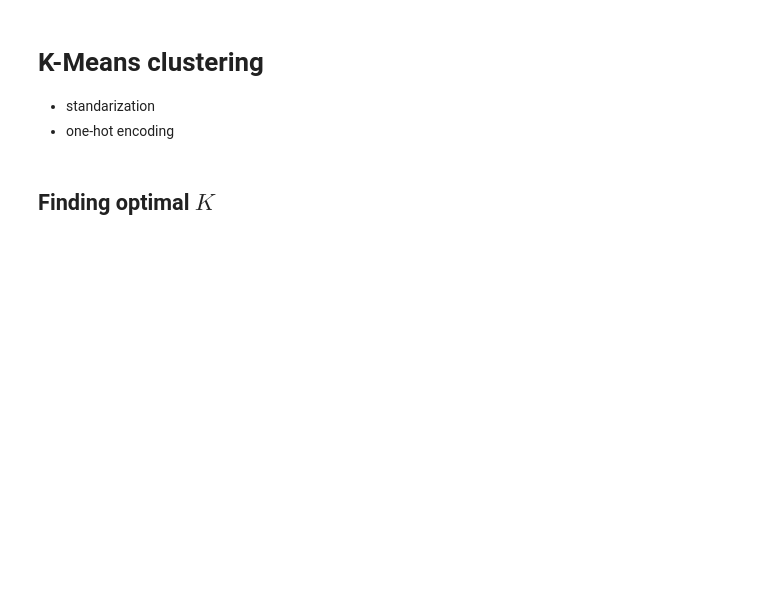
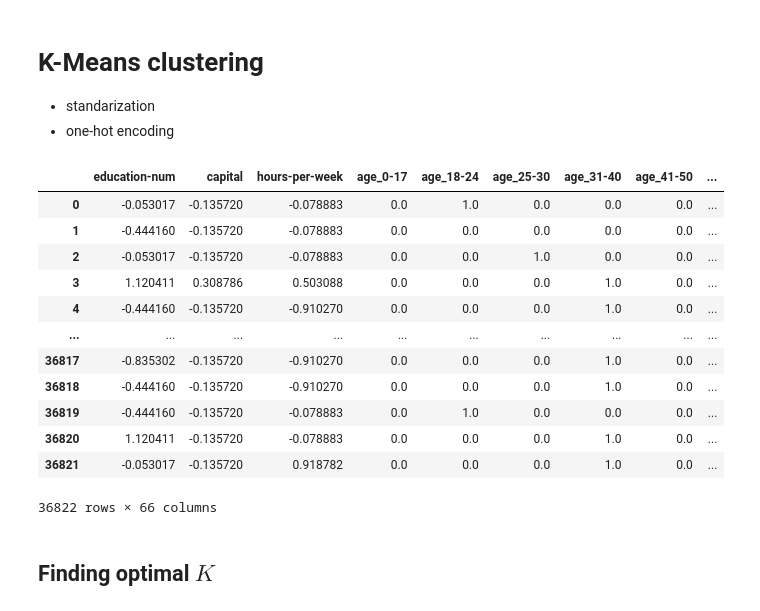
Before and after one commit to Staszek15/Data-Mining-Project, a Jupyter notebook: clustering/clustering1.ipynb, the cells around one changed output. Saved outputs shown, nothing was run; the diff lists cells and outputs as text; code cells hidden in the pictures; blank space fills up the shorter version.

```diff
--- a/clustering/clustering1.ipynb
+++ b/clustering/clustering1.ipynb
@@ -50,0 +55,16 @@ test_ohs.to_csv(Path('..','adults_data','adults_ohs_test'), index=False)
+# %%
+train_ohs
+# %% [output]
+|  | education-num | capital | hours-per-week | age_0-17 | age_18-24 | age_25-30 | age_31-40 | age_41-50 | ... |
+| 0 | -0.053017 | -0.135720 | -0.078883 | 0.0 | 1.0 | 0.0 | 0.0 | 0.0 | ... |
+| 1 | -0.444160 | -0.135720 | -0.078883 | 0.0 | 0.0 | 0.0 | 0.0 | 0.0 | ... |
+| 2 | -0.053017 | -0.135720 | -0.078883 | 0.0 | 0.0 | 1.0 | 0.0 | 0.0 | ... |
+| 3 | 1.120411 | 0.308786 | 0.503088 | 0.0 | 0.0 | 0.0 | 1.0 | 0.0 | ... |
+| 4 | -0.444160 | -0.135720 | -0.910270 | 0.0 | 0.0 | 0.0 | 1.0 | 0.0 | ... |
+| ... | ... | ... | ... | ... | ... | ... | ... | ... | ... |
+| 36817 | -0.835302 | -0.135720 | -0.910270 | 0.0 | 0.0 | 0.0 | 1.0 | 0.0 | ... |
+| 36818 | -0.444160 | -0.135720 | -0.910270 | 0.0 | 0.0 | 0.0 | 1.0 | 0.0 | ... |
+| 36819 | -0.444160 | -0.135720 | -0.078883 | 0.0 | 1.0 | 0.0 | 0.0 | 0.0 | ... |
+| 36820 | 1.120411 | -0.135720 | -0.078883 | 0.0 | 0.0 | 0.0 | 1.0 | 0.0 | ... |
+| 36821 | -0.053017 | -0.135720 | 0.918782 | 0.0 | 0.0 | 0.0 | 1.0 | 0.0 | ... |
+36822 rows × 66 columns
```
Also changed, not shown: parts of 27 cells of this notebook, 49 other files.
